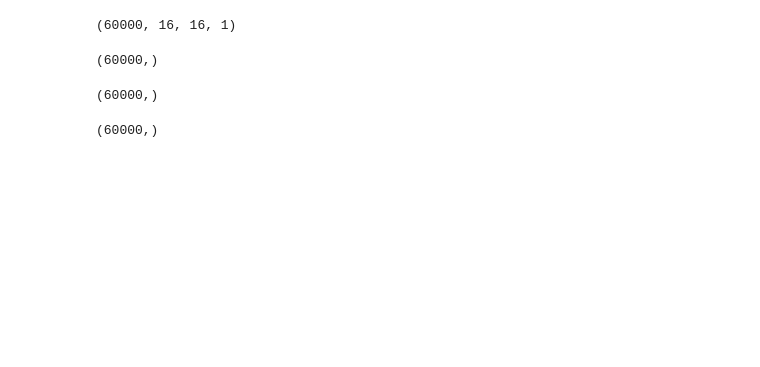
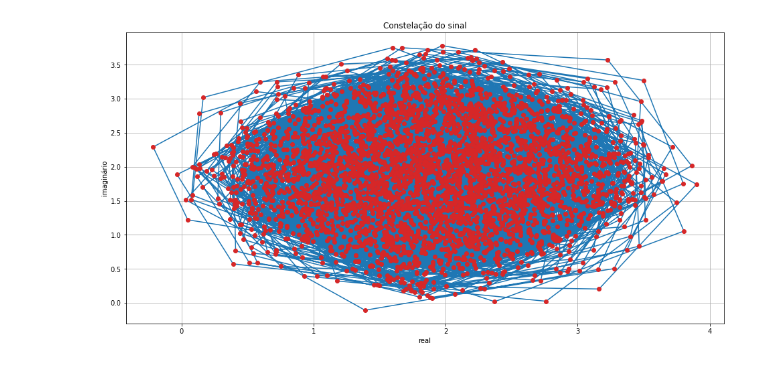
Before and after one commit to Matos-V/TCC_phase_detection_with_ML, a Jupyter notebook: Untitled.ipynb, the cells around one changed output. Cells and saved outputs as stored; diff of their text form; code cells hidden in the pictures; blank space fills up the shorter version.

```diff
--- a/Untitled.ipynb
+++ b/Untitled.ipynb
@@ -1,11 +1,11 @@
 # %%
 from Funcoes import *
 # %%
-M = 64        # ordem da modulação
+M = 16        # ordem da modulação
 Fb = 40e9      # taxa de símbolos
 SpS = 4         # amostras por símbolo
 Fs = SpS*Fb    # taxa de amostragem
 SNR = 40        # relação sinal ruído (dB)
 rolloff = 0.01  # Rolloff do filtro formatador de pulso
 # %%
-sfm = qam_signal_phase_min(M,Fb,SpS,SNR)
+sfm = sinal_qam_fase_min(M,Fb,SpS,SNR)
@@ -15,16 +12,4 @@ dataset , X , y = dataset_02_CNN(sfm,ordem)
-# %%
-X.shape
-# %% [output]
-(60000, 16, 16, 1)
-# %%
-y.shape
-# %% [output]
-(60000,)
-# %%
-dataset['amplitudes'].shape
-# %% [output]
-(60000,)
-# %%
-dataset['phases'].shape
-# %% [output]
-(60000,)
+# %%
+plot_constelação(sfm)
+# %% [output]
+[figure, added]
```
Also changed, not shown: parts of 6 cells of this notebook, 1 other file.
